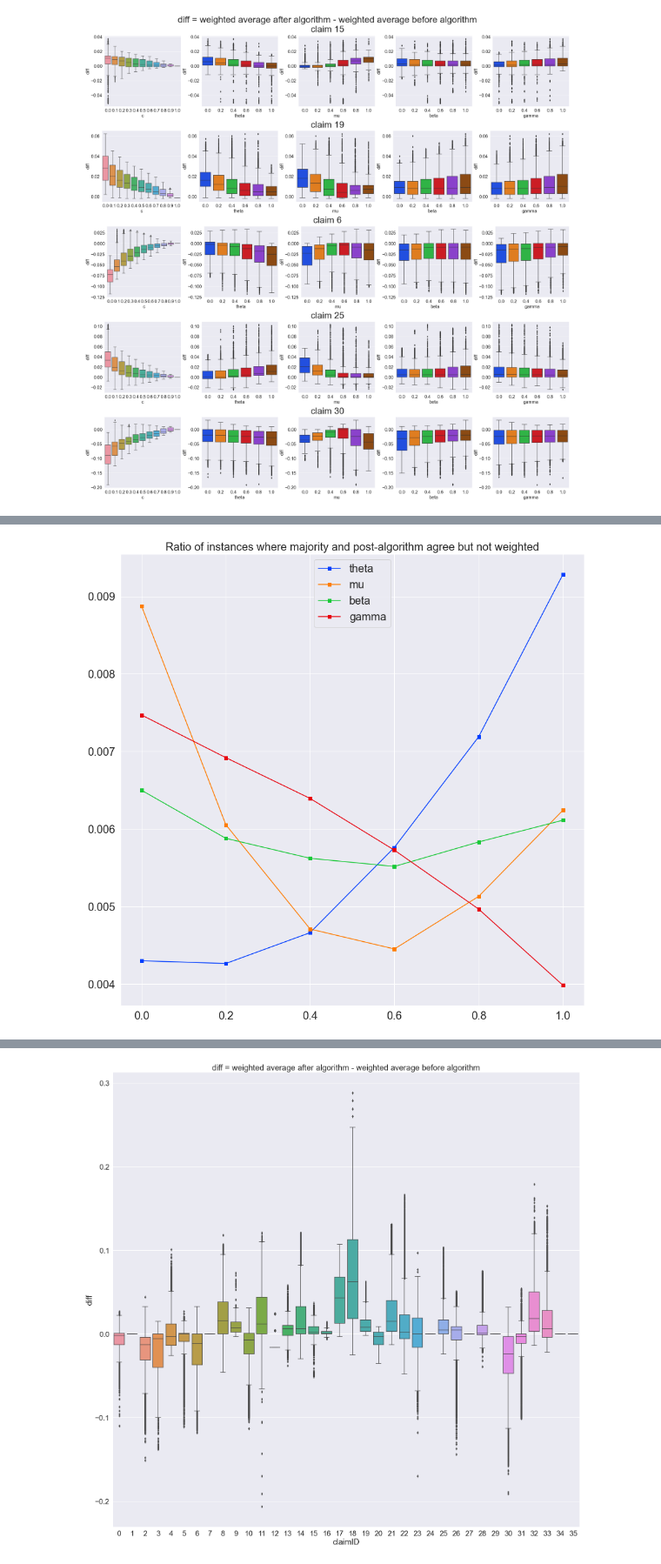
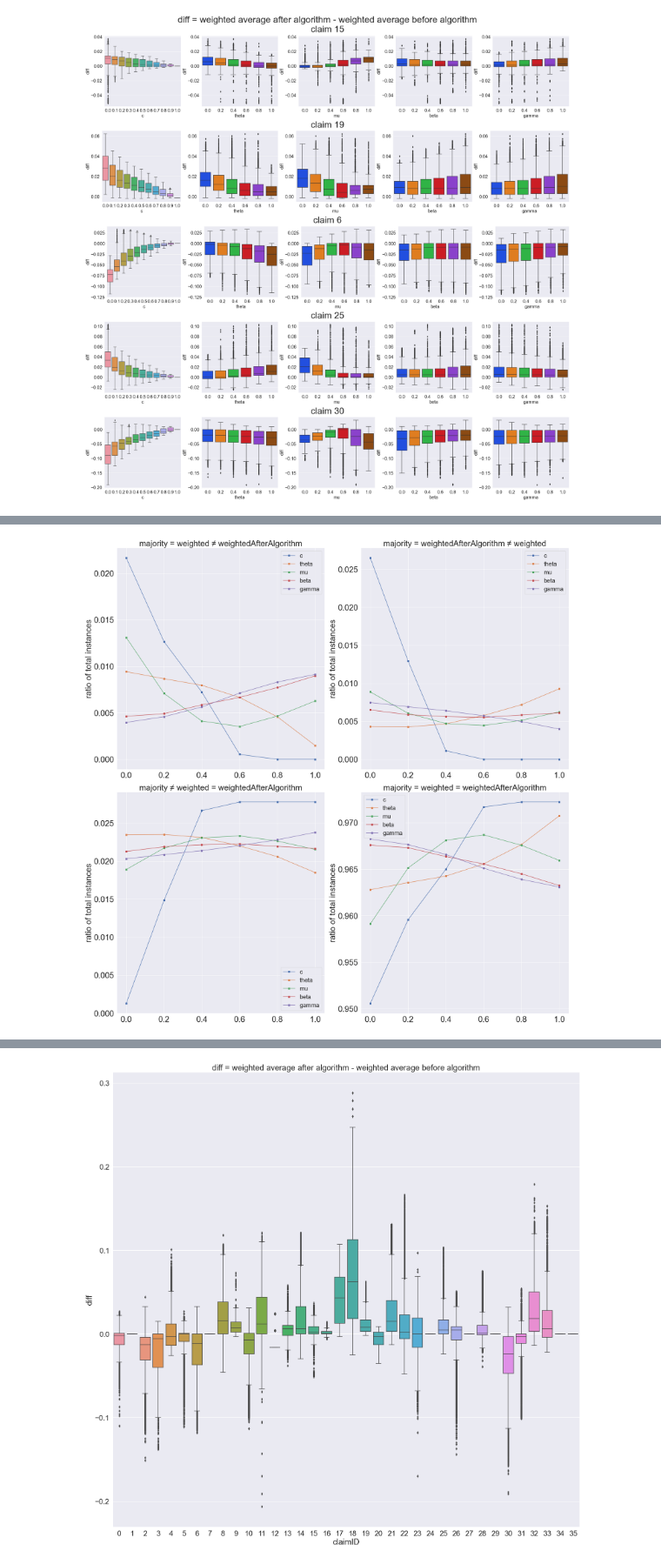
Before and after one commit to MathiasSkavhaug/ccv, a Jupyter notebook: plotting/plots.ipynb, the cells around one changed output, grey strips where cells are left out. Shown at 87% size. Cells and saved outputs as stored; diff of their text form; code cells hidden in the pictures.

```diff
--- a/plotting/plots.ipynb
+++ b/plotting/plots.ipynb
@@ -49,4 +53,7 @@ fig.savefig(os.path.join("figures","diff_params.svg"))
 df["prediction_m"] = (df.majority > 0).astype(int)
 df["prediction_w"] = (df.weighted > 0).astype(int)
 df["prediction_waa"] = (df.weightedAfterAlgorithm > 0).astype(int)
-df["prediction_waa_w"] = (df.prediction_w != df.prediction_waa).astype(int)
+df["prediction_1_1_0"] = ((df.prediction_m == df.prediction_w) & (df.prediction_w != df.prediction_waa)).astype(int)
+df["prediction_1_0_1"] = ((df.prediction_m == df.prediction_waa) & (df.prediction_waa != df.prediction_w)).astype(int)
+df["prediction_0_1_1"] = ((df.prediction_m != df.prediction_w) & (df.prediction_w == df.prediction_waa)).astype(int)
+df["prediction_1_1_1"] = ((df.prediction_m == df.prediction_w) & (df.prediction_w == df.prediction_waa)).astype(int)
@@ -89,16 +60,23 @@ fig.get_figure().savefig(os.path.join("figures","algo_closer_majority_than_weigh
-# %%
-df["prediction_mwaa_w"] = (df.prediction_m == df.prediction_waa) & (df.prediction_w != df.prediction_waa)
-
-series = []
-series.append(df.groupby("theta").mean()["prediction_mwaa_w"])
-series.append(df.groupby("mu").mean()["prediction_mwaa_w"])
-series.append(df.groupby("beta").mean()["prediction_mwaa_w"])
-series.append(df.groupby("gamma").mean()["prediction_mwaa_w"])
-
-pred_diff = pd.concat(series, axis=1)
-pred_diff.columns = ["theta", "mu", "beta", "gamma"]
-fig = pred_diff.plot(figsize=(15,15), title="Ratio of instances where majority and post-algorithm agree but not weighted", style="s-")
-fig.axes.title.set_size(20)
-fig.get_figure().savefig(os.path.join("figures","algo_agree_majority_not_weighted.svg"))
-# %% [output]
-[figure, removed]
+# %%
+fig = plt.figure(constrained_layout=True, figsize=(25,25))
+axes = fig.subplots(nrows=2, ncols=2)
+
+pred_cols = ["prediction_1_1_0","prediction_1_0_1","prediction_0_1_1","prediction_1_1_1"]
+titles = ["majority = weighted ≠ weightedAfterAlgorithm", "majority = weightedAfterAlgorithm ≠ weighted", "majority ≠ weighted = weightedAfterAlgorithm", "majority = weighted = weightedAfterAlgorithm"]
+
+cols = list(df.columns)
+cols = cols[cols.index("claimID")+1:cols.index("majority")]
+
+for k,(i,j) in enumerate(np.ndindex(axes.shape)):
+    series = [df.groupby(col).mean()[pred_cols[k]] for col in cols]
+    pred_diff = pd.concat(series, axis=1).dropna()
+    pred_diff.columns = cols
+
+    ax = axes[i,j]
+    pred_diff.plot(title=titles[k], style="s-", ax=ax, fontsize=30)
+    ax.set_ylabel("ratio of total instances", fontsize=30)
+    ax.title.set_size(30)
+
+fig.savefig(os.path.join("figures",f"agreement_{figure_suffix}.svg"))
+# %% [output]
+[figure, added]
```
Also changed, not shown: parts of 8 cells of this notebook.
